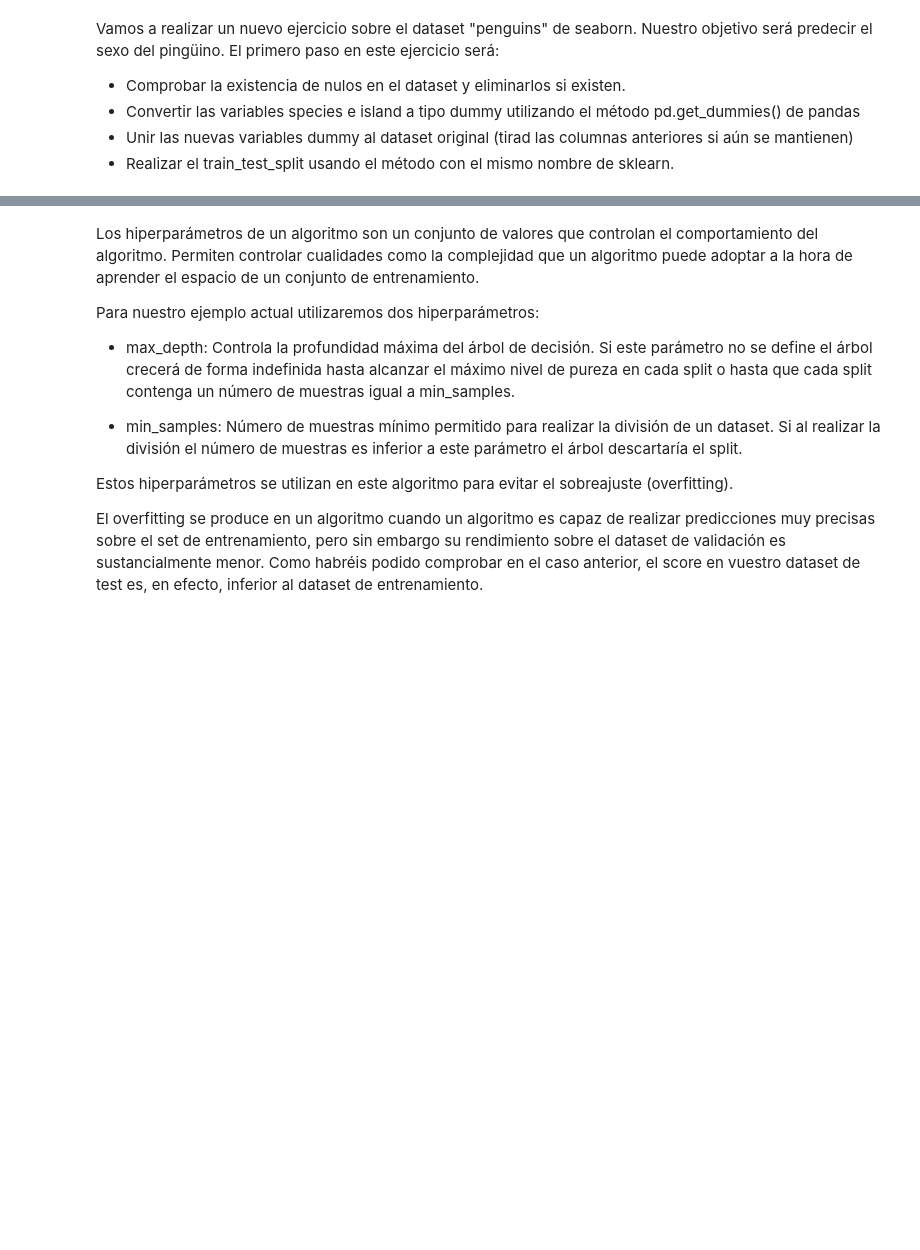
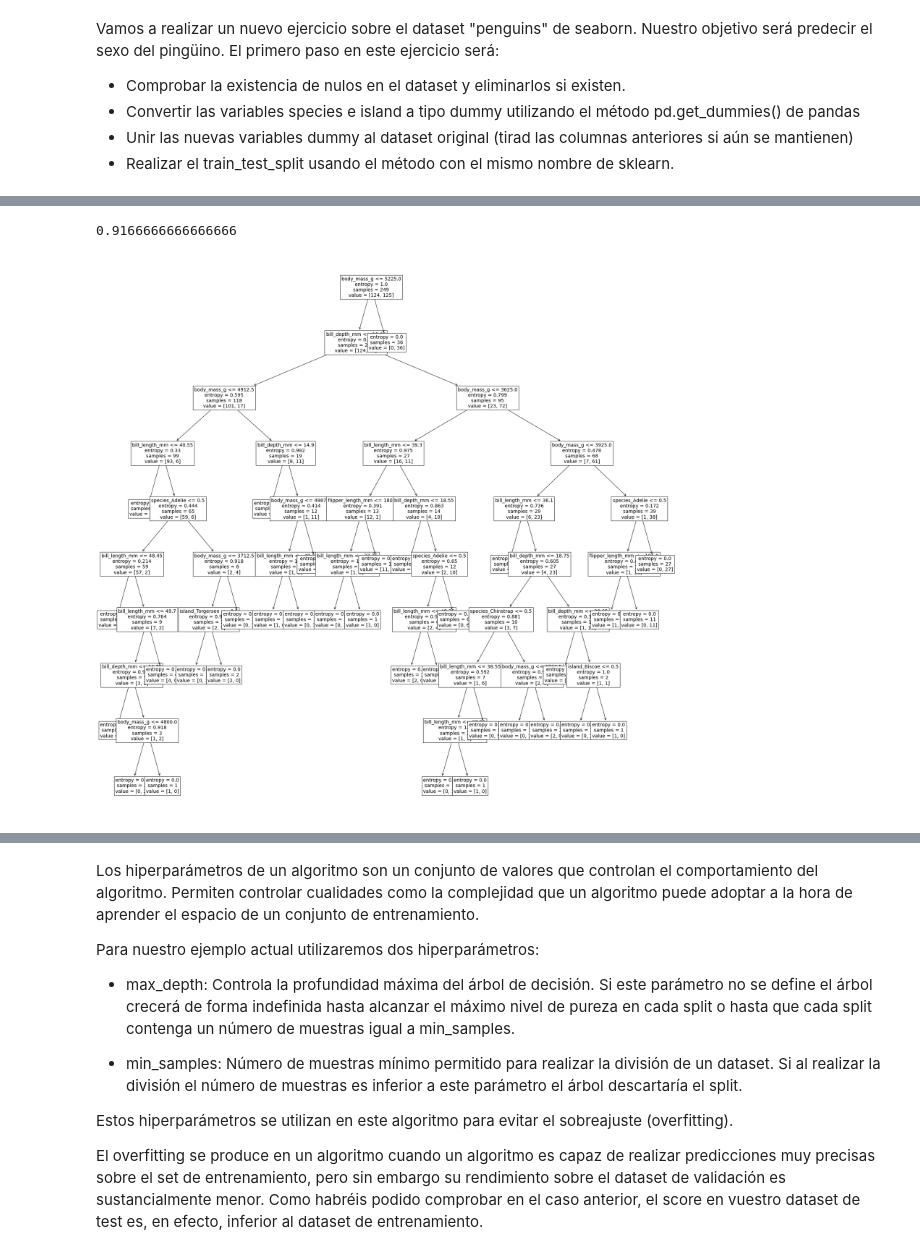
Before and after one commit to rdose/ai-master-pub, a Jupyter notebook: Decision_trees.ipynb, the cells around one changed output, grey strips where cells are left out. Drawn from its saved outputs; the diff is of its cells as text; code cells hidden in the pictures; blank space fills up the shorter version.

```diff
--- a/Decision_trees.ipynb
+++ b/Decision_trees.ipynb
@@ -197,0 +213,4 @@ dataset = sns.load_dataset("penguins")
+# %%
+# Check NA
+print(f"There are {dataset.isna().values.sum()} NaN")
+df2 = dataset.dropna()
@@ -198,8 +237,26 @@ dataset = sns.load_dataset("penguins")
+# %%
+numeric = df2.select_dtypes('number') #saco los que son numericos
+X = df2.iloc[:,:-1] #quitamos sex
+X_dummies = pd.get_dummies(X)
+#pd.concat([numeric, dummies_x], axis=1) #los quiero unir de manera horizontal
+Y = df2.loc[:,['sex']]
+X_train, X_test, Y_train, Y_test = train_test_split(X_dummies, Y, test_size = 0.25)
+# %%
+# Entrenamiento y evaluación del modelo
+model = DecisionTreeClassifier(criterion="entropy")
+model.fit(X_train, Y_train)
+
+model.score(X_test, Y_test) # Diferencia entre X_test y X_train es simbolo de overfitting
+# %% [output]
+0.9166666666666666
 # %%
 # Dibujad usando esta celda
 fig, ax = plt.subplots(figsize=(30, 30))
-plot_tree(model, feature_names=X.columns, fontsize=14)
+plot_tree(model, feature_names=X_dummies.columns, fontsize=14)
 plt.show()
+#El arbol llega hasta el caso mas particular, simbolo de overfitting
+# %% [output]
+[figure, added]
 # %% [markdown]
 ![ML_7.png](embedded-picture-1)
 # %% [markdown]
```
Also changed, not shown: parts of 19 cells of this notebook.
